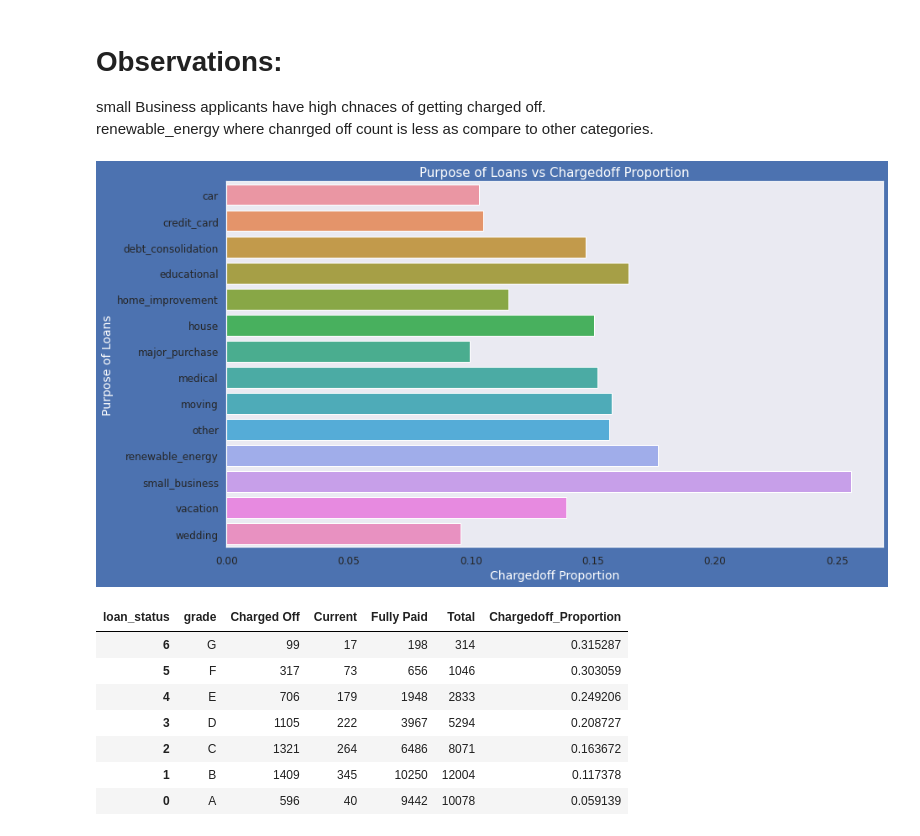
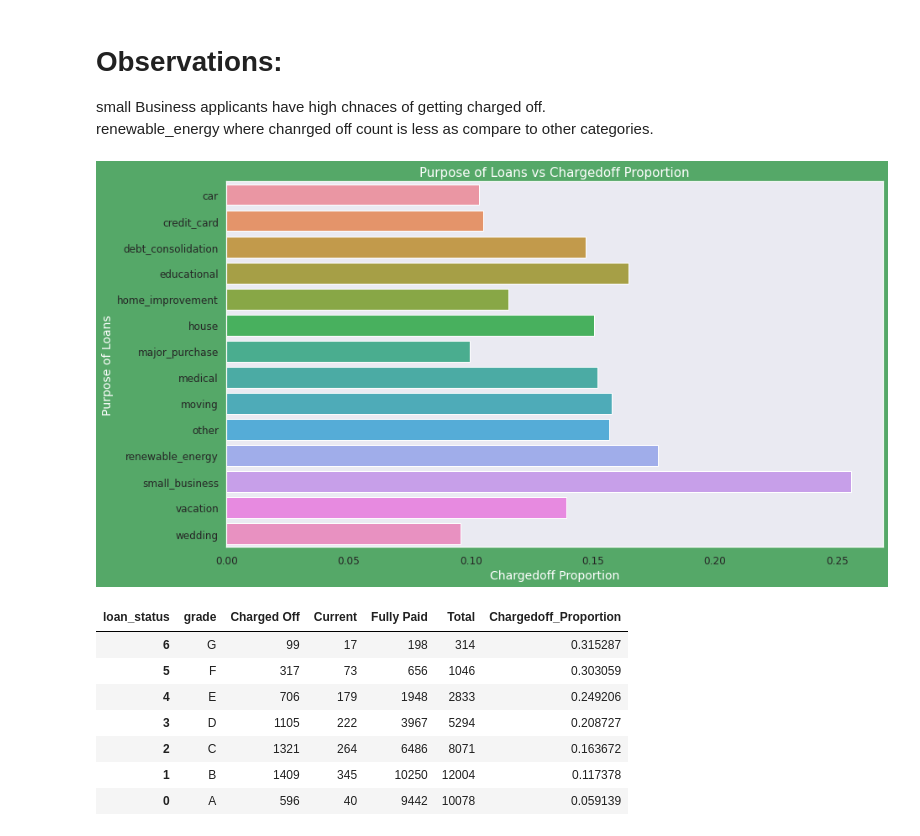
Before and after one commit to surajit16/LendingClubCaseStudy, a Jupyter notebook: Surajit_Khan.ipynb, the cells around one changed output. Drawn from its saved outputs; the diff is of its cells as text; code cells hidden in the pictures.

Commit message:
graph color change

```diff
--- a/Surajit_Khan.ipynb
+++ b/Surajit_Khan.ipynb
@@ -1274,14 +1274,14 @@ purpose_vs_loan.sort_values('Chargedoff_Proportion', ascending=False)
 small Business applicants have high chnaces of getting charged off. <br />
 renewable_energy where chanrged off count is less as compare to other categories.
 # %%
-fig, ax1 = plt.subplots(figsize=(14, 8),facecolor='b')
+fig, ax1 = plt.subplots(figsize=(14, 8),facecolor='g')
 ax1.set_title('Purpose of Loans vs Chargedoff Proportion',fontsize=15,color = 'w')
 ax1=sns.barplot(y='purpose', x='Chargedoff_Proportion', data=purpose_vs_loan)
 ax1.set_ylabel('Purpose of Loans',fontsize=14,color='w')
 ax1.set_xlabel('Chargedoff Proportion',fontsize=14,color = 'w')
 plt.show()
 # %% [output]
-[figure, old version]
+[figure, new version]
 # %%
 # Bivariate Analysis on grade against Chargedoff_Proportion
 
```
Also changed, not shown: parts of 9 cells of this notebook.
